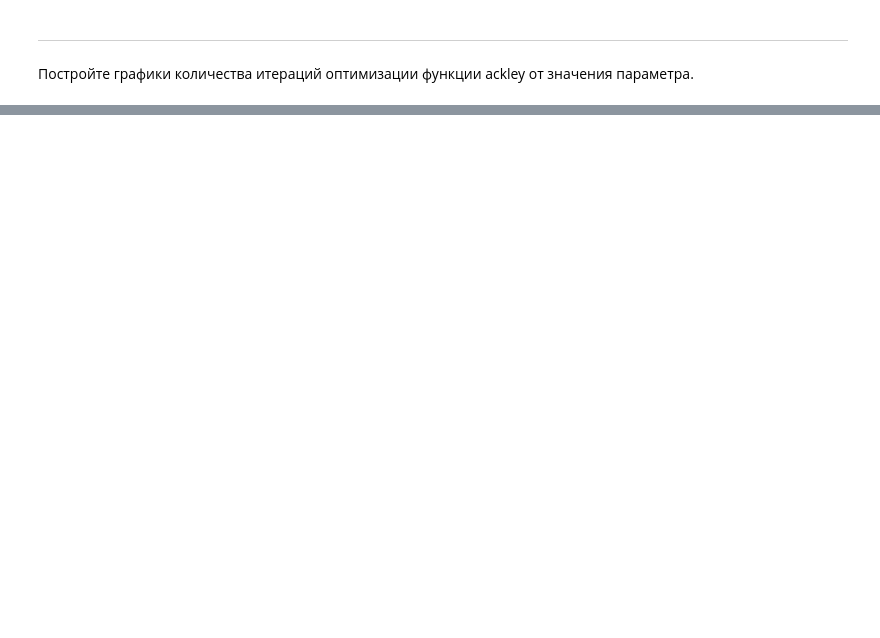
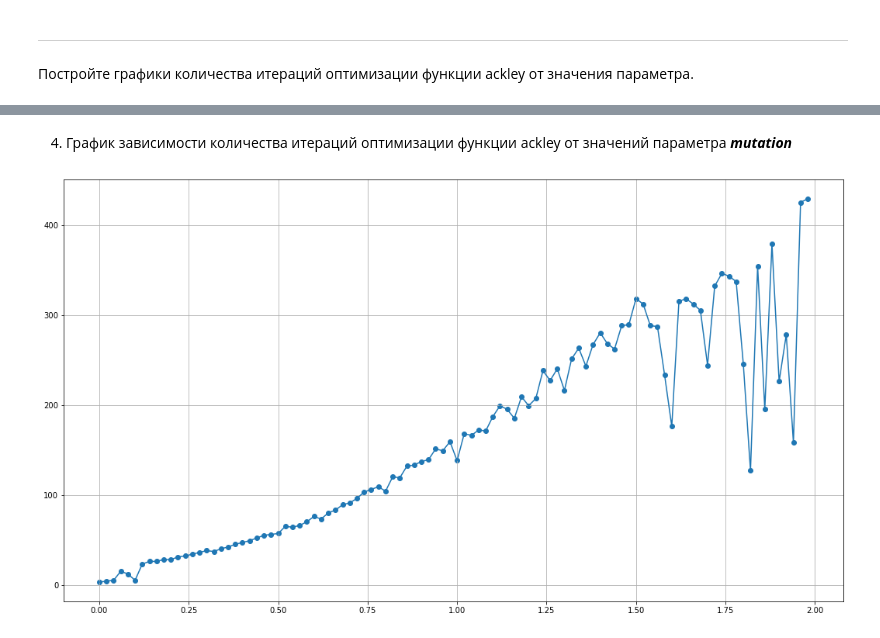
Before and after one commit to Mishgun84/Fedorovskikh_MDS-19, a Jupyter notebook: 06_Optimization_theory/MDS_19_homework_6.ipynb, the cells around one changed output, grey strips where cells are left out. Drawn from its saved outputs; the diff is of its cells as text; code cells hidden in the pictures; blank space fills up the shorter version.

```diff
--- a/06_Optimization_theory/MDS_19_homework_6.ipynb
+++ b/06_Optimization_theory/MDS_19_homework_6.ipynb
@@ -217,0 +264,16 @@ result6
+# %% [markdown]
+4) График зависимости количества итераций оптимизации функции ackley  от значений параметра ***mutation***
+# %%
+# Если я правильно понял документацию, то параметр mutation может принимать значения из диапазона  [0, 2].
+X=np.linspace(0, 2, num=100, endpoint=False)
+Y = []
+for el in X:
+    Y.append(differential_evolution(ackley, bounds, mutation=el, seed=42).nit)
+
+plt.figure(figsize=(18, 10))
+plt.grid(True)
+plt.plot(X, Y)
+plt.scatter(X,Y)
+plt.show()
+# %% [output]
+[figure, added]
```
Also changed, not shown: parts of 65 cells of this notebook.
